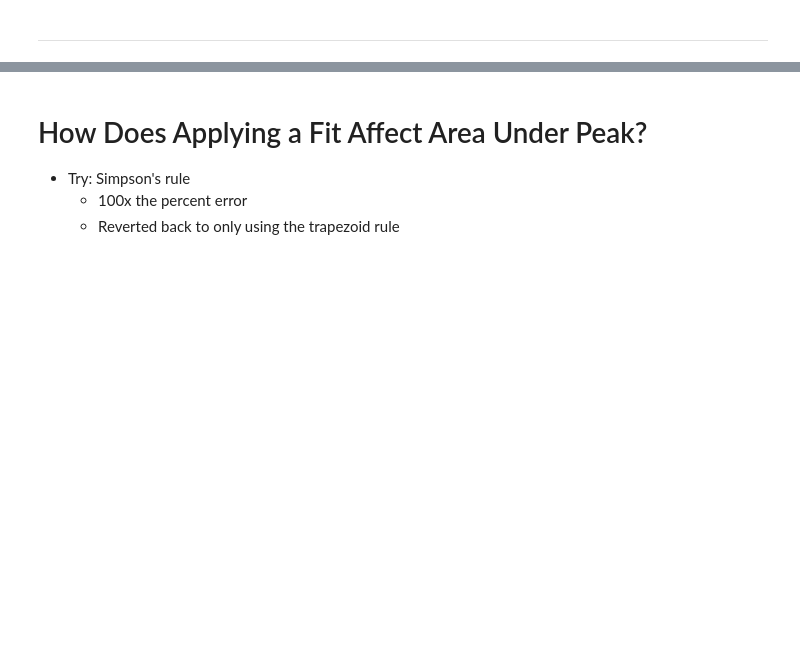
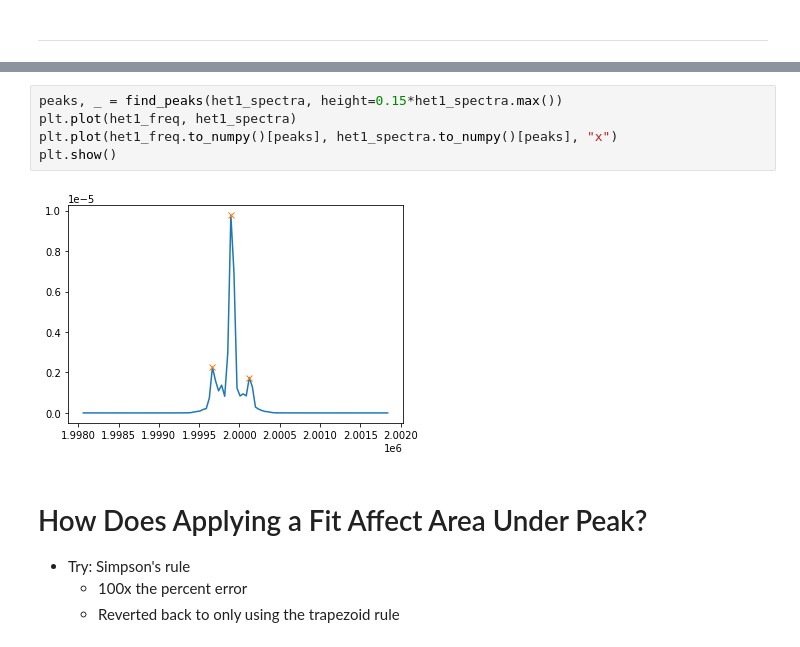
Before and after one commit to nurriol2/peak_fitting, a Jupyter notebook: lorentzian_peak_fitting.ipynb, the cells around one changed output, grey strips where cells are left out. Cells and saved outputs as stored; diff of their text form; blank space fills up the shorter version.

```diff
--- a/lorentzian_peak_fitting.ipynb
+++ b/lorentzian_peak_fitting.ipynb
@@ -283,3 +302,10 @@ extract_single_peak(freq, spectrum)
+# %%
+peaks, _ = find_peaks(het1_spectra, height=0.15*het1_spectra.max())
+plt.plot(het1_freq, het1_spectra)
+plt.plot(het1_freq.to_numpy()[peaks], het1_spectra.to_numpy()[peaks], "x")
+plt.show()
+# %% [output]
+[figure, added]
 # %% [markdown]
 # How Does Applying a Fit Affect Area Under Peak?
 
```
Also changed, not shown: parts of 3 cells of this notebook.
